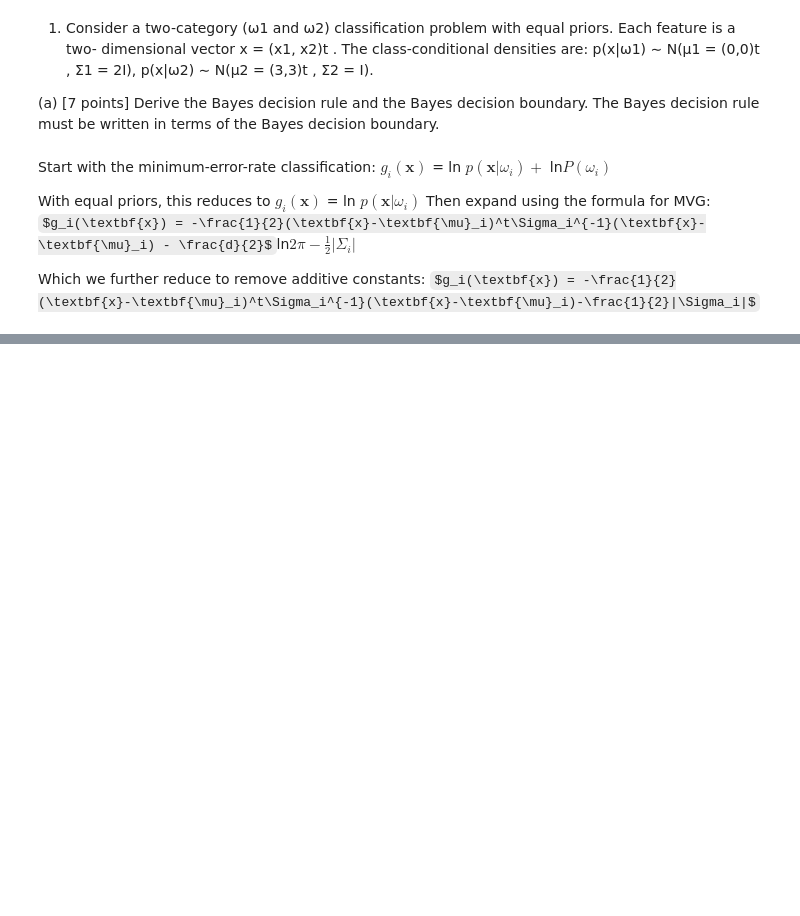
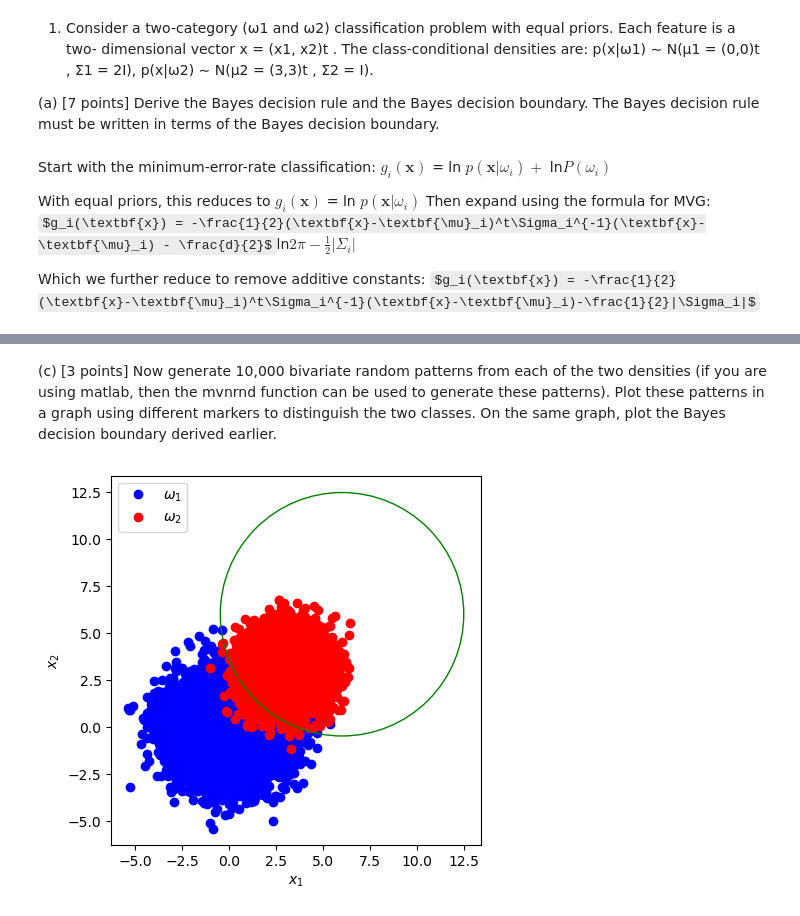
Before and after one commit to rikipls/CSE-802-Homework, a Jupyter notebook: hw3/hw3.ipynb, the cells around one changed output, grey strips where cells are left out. Saved outputs shown, nothing was run; the diff lists cells and outputs as text; code cells hidden in the pictures; some formulas as TeX source; blank space fills up the shorter version.

```diff
--- a/hw3/hw3.ipynb
+++ b/hw3/hw3.ipynb
@@ -22,0 +60,26 @@ $g_1(\textbf{x}) = -\frac{1}{2}\textbf{x}^t\begin{bmatrix}\frac{1}{2} & 0 \\ 0 &
+# %% [markdown]
+(c) [3 points] Now generate 10,000 bivariate random patterns from each of the two densities (if you are using matlab, then the mvnrnd function can be used to generate these patterns). Plot these patterns in a graph using different markers to distinguish the two classes. On the same graph, plot the Bayes decision boundary derived earlier.
+# %%
+import numpy as np
+import matplotlib.pyplot as plt
+
+mean_1 = np.array([0, 0])
+mean_2 = np.array([3, 3])
+
+cov_1 = 2*np.identity(2)
+cov_2 = np.identity(2)
+
+class_1_sample = np.random.multivariate_normal(mean=mean_1, cov=cov_1, size=10_000)
+class_2_sample = np.random.multivariate_normal(mean=mean_2, cov=cov_2, size=10_000)
+
+plt.plot(class_1_sample[:,0], class_1_sample[:,1], 'bo', label=r'$\omega_1$')
+plt.plot(class_2_sample[:,0], class_2_sample[:,1], 'ro', label=r'$\omega_2$')
+circle = plt.Circle(xy=(6, 6), radius=(42**0.5), color='g', fill=False, zorder=2)
+plt.gca().add_patch(circle)
+plt.gca().set_aspect('equal')
+plt.xlabel(r'$x_1$')
+plt.ylabel(r'$x_2$')
+plt.legend()
+plt.show()
+# %% [output]
+[figure, added]
```
Also changed, not shown: parts of 12 cells of this notebook.
